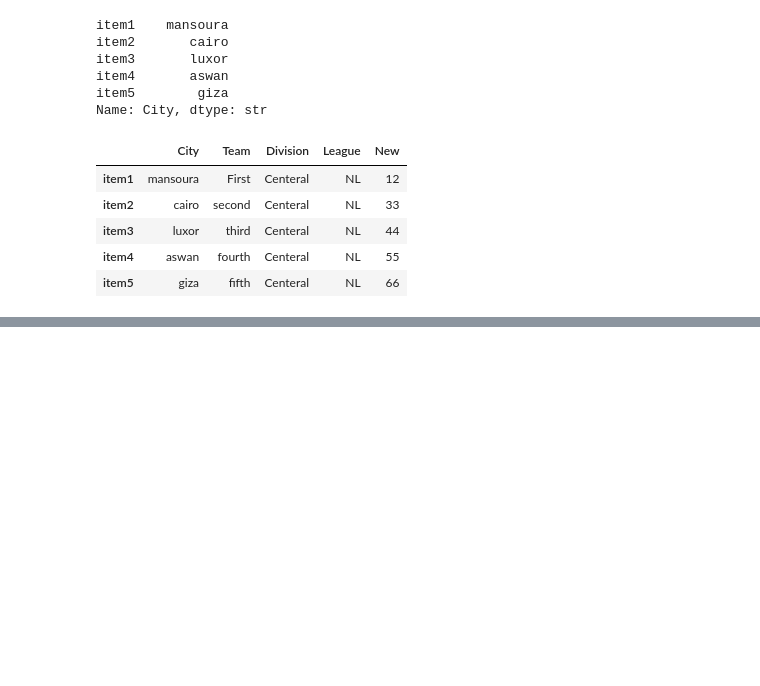
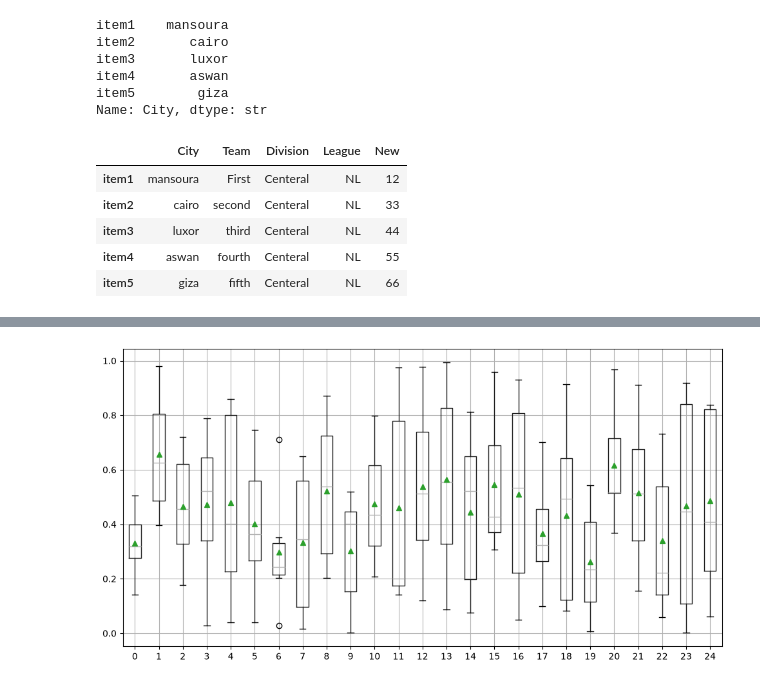
Before and after one commit to mohamedeld/Exploratory-Data-Analysis-using-Python, a Jupyter notebook: Untitled.ipynb, the cells around one changed output, grey strips where cells are left out. Drawn from its saved outputs; the diff is of its cells as text; code cells hidden in the pictures; blank space fills up the shorter version.

```diff
--- a/Untitled.ipynb
+++ b/Untitled.ipynb
@@ -674,0 +746,6 @@ basket_df
+# %%
+rg = np.random.default_rng(2100)
+# %%
+x = rg.random((7,25))
+# %%
+xdf = pd.DataFrame(x)
@@ -674,0 +792,6 @@ basket_df
+# %%
+fig, ax = plt.subplots(figsize=(12,6))
+xdf.boxplot(ax=ax,showmeans=True)
+plt.show()
+# %% [output]
+[figure, added]
```
Also changed, not shown: parts of 34 cells of this notebook, 1 other file.
